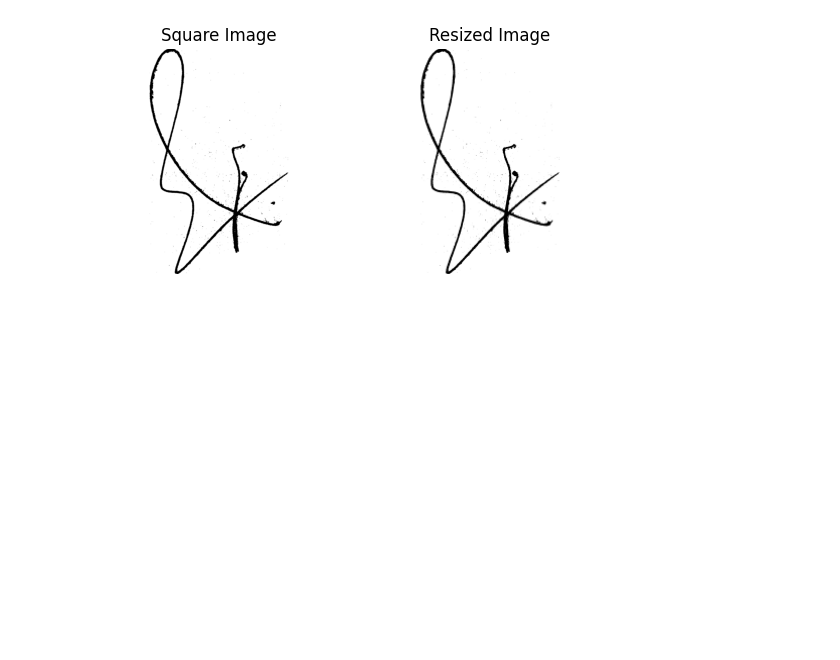
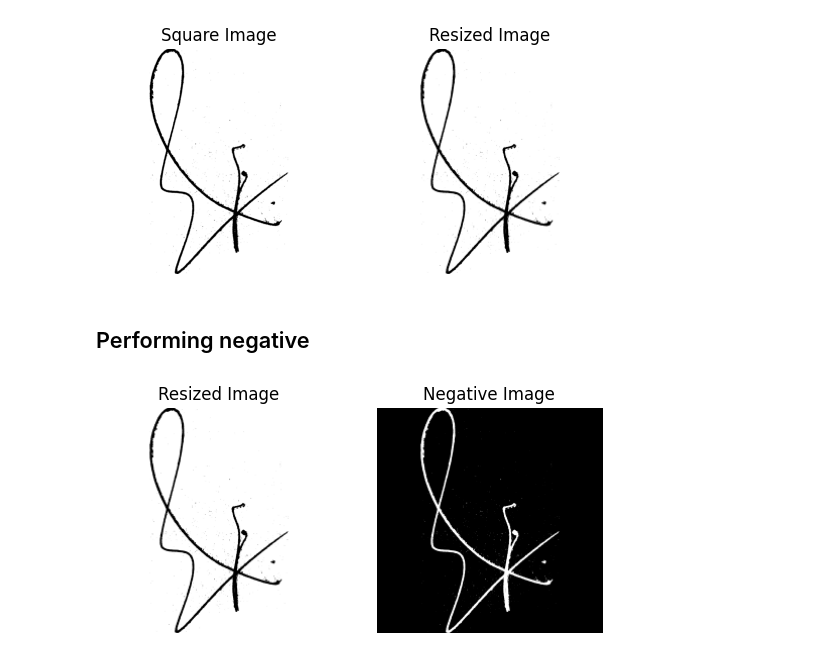
Before and after one commit to PrajwalChaudhary25/signature_verification, a Jupyter notebook: Notebooks/Dataset_preprocessing.ipynb, the cells around one changed output. Drawn from its saved outputs; the diff is of its cells as text; code cells hidden in the pictures; blank space fills up the shorter version.

```diff
--- a/Notebooks/Dataset_preprocessing.ipynb
+++ b/Notebooks/Dataset_preprocessing.ipynb
@@ -297,3 +205,21 @@ plt.show()
 (1228, 1228)
 (224, 224)
 [figure]
+# %% [markdown]
+## Performing negative
+# %%
+# Create the negative image
+negative = 255 - resized
+
+plt.subplot(1,2,1)
+plt.imshow(resized, cmap='gray')
+plt.axis('off')  # Hide axes
+plt.title('Resized Image')
+
+plt.subplot(1,2,2)
+plt.imshow(negative, cmap='gray')
+plt.axis('off')  # Hide axes
+plt.title('Negative Image')
+plt.show()
+# %% [output]
+[figure, added]
```
Also changed, not shown: parts of 5 cells of this notebook.
